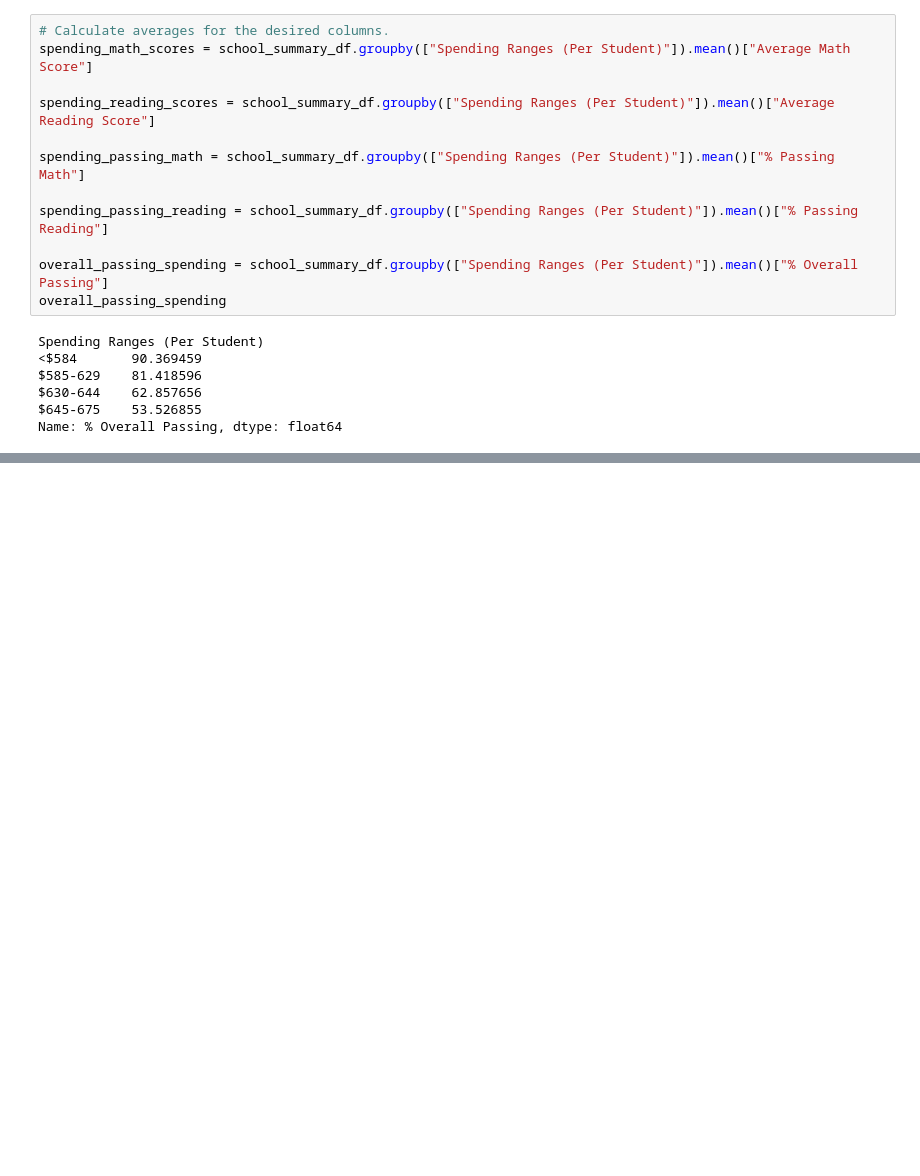
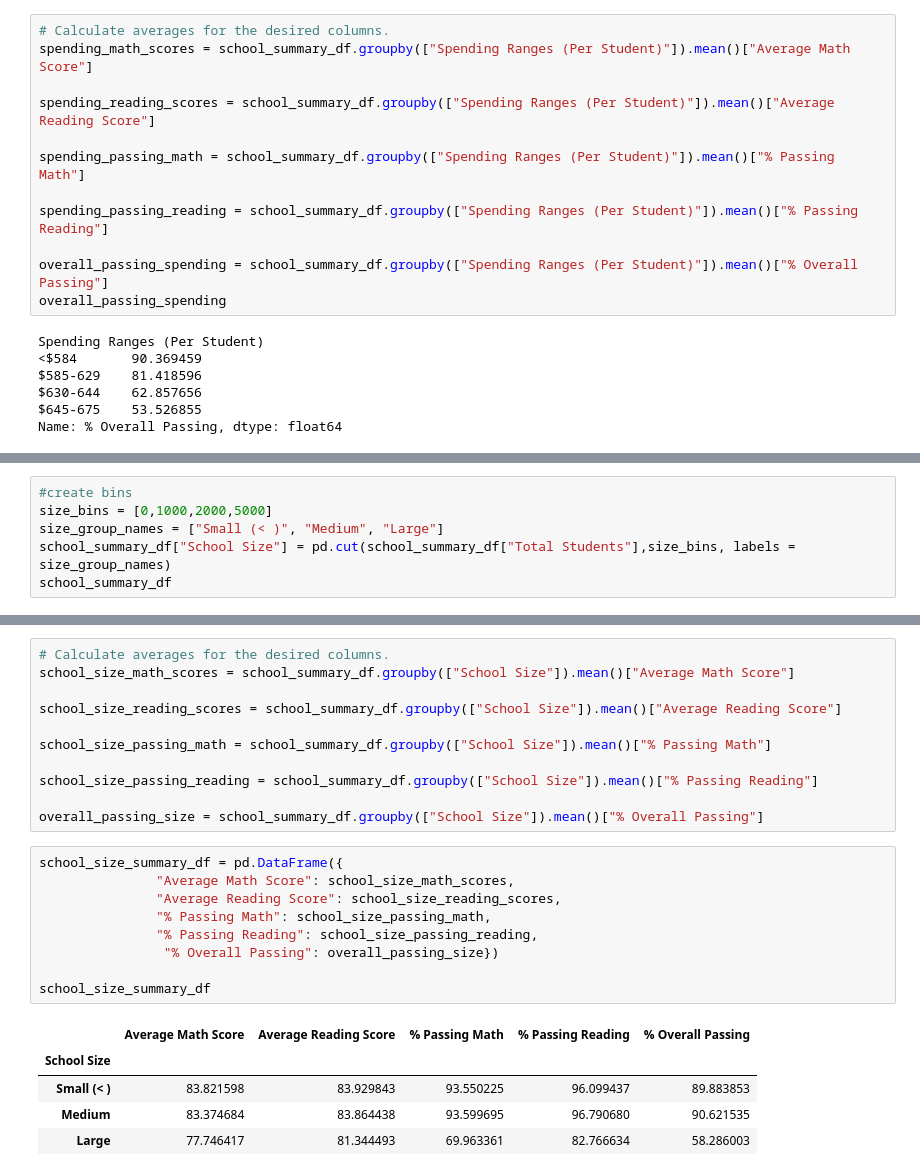
Before and after one commit to asliwinski23/School_District_Analysis, a Jupyter notebook: PyCitySchools.ipynb, the cells around one changed output, grey strips where cells are left out. Drawn from its saved outputs; the diff is of its cells as text; blank space fills up the shorter version.

```diff
--- a/PyCitySchools.ipynb
+++ b/PyCitySchools.ipynb
@@ -715,0 +750,6 @@ spending_math_reading_scores
+# %%
+#create bins
+size_bins = [0,1000,2000,5000]
+size_group_names = ["Small (< )", "Medium", "Large"]
+school_summary_df["School Size"] = pd.cut(school_summary_df["Total Students"],size_bins, labels = size_group_names)
+school_summary_df
@@ -715,0 +773,26 @@ spending_math_reading_scores
+# %%
+# Calculate averages for the desired columns.
+school_size_math_scores = school_summary_df.groupby(["School Size"]).mean()["Average Math Score"]
+
+school_size_reading_scores = school_summary_df.groupby(["School Size"]).mean()["Average Reading Score"]
+
+school_size_passing_math = school_summary_df.groupby(["School Size"]).mean()["% Passing Math"]
+
+school_size_passing_reading = school_summary_df.groupby(["School Size"]).mean()["% Passing Reading"]
+
+overall_passing_size = school_summary_df.groupby(["School Size"]).mean()["% Overall Passing"]
+# %%
+school_size_summary_df = pd.DataFrame({
+               "Average Math Score": school_size_math_scores,
+               "Average Reading Score": school_size_reading_scores,
+               "% Passing Math": school_size_passing_math,
+               "% Passing Reading": school_size_passing_reading,
+                "% Overall Passing": overall_passing_size})
+
+school_size_summary_df
+# %% [output]
+|  | Average Math Score | Average Reading Score | % Passing Math | % Passing Reading | % Overall Passing |
+| School Size |  |  |  |  |  |
+| Small (< ) | 83.821598 | 83.929843 | 93.550225 | 96.099437 | 89.883853 |
+| Medium | 83.374684 | 83.864438 | 93.599695 | 96.790680 | 90.621535 |
+| Large | 77.746417 | 81.344493 | 69.963361 | 82.766634 | 58.286003 |
```
Also changed, not shown: parts of 5 cells of this notebook.
